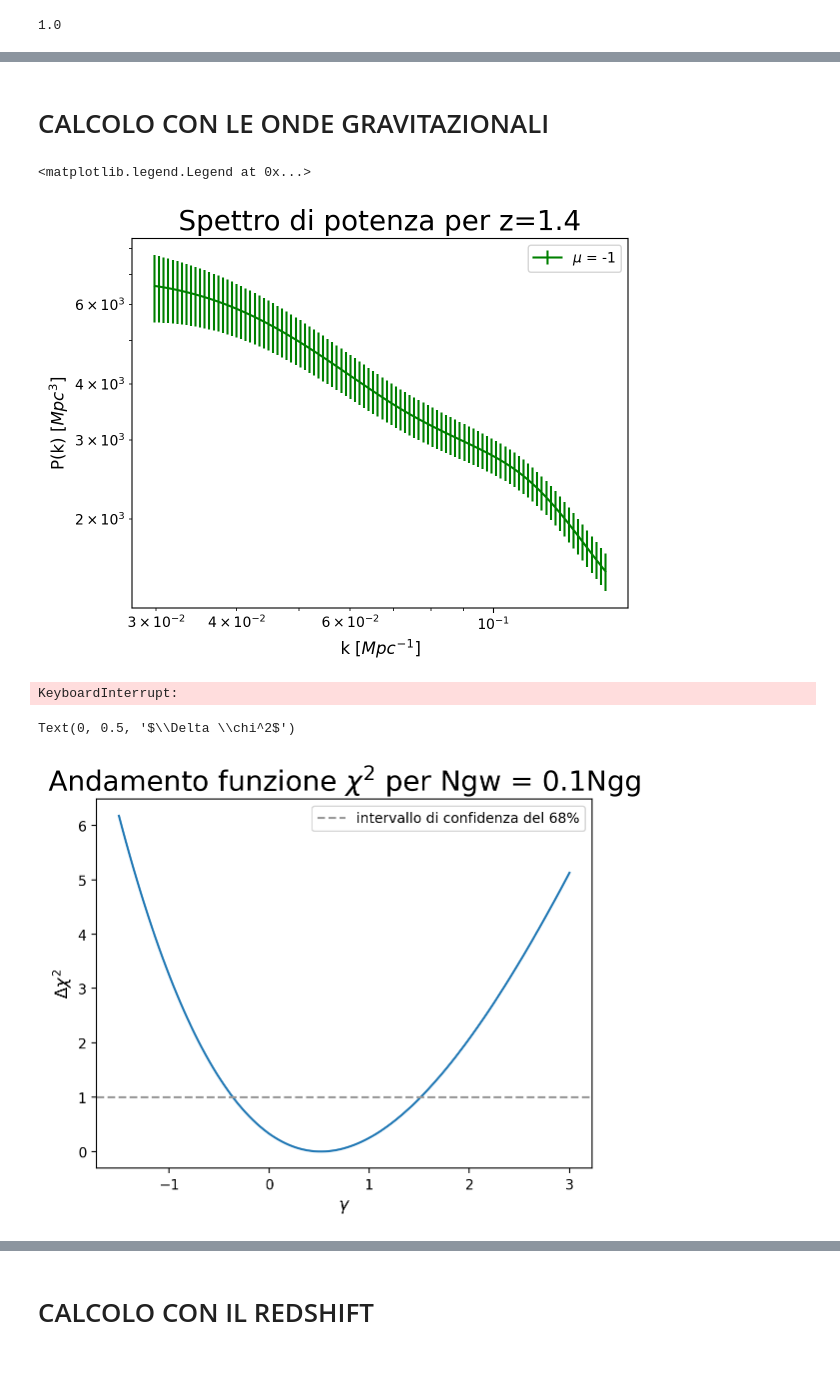
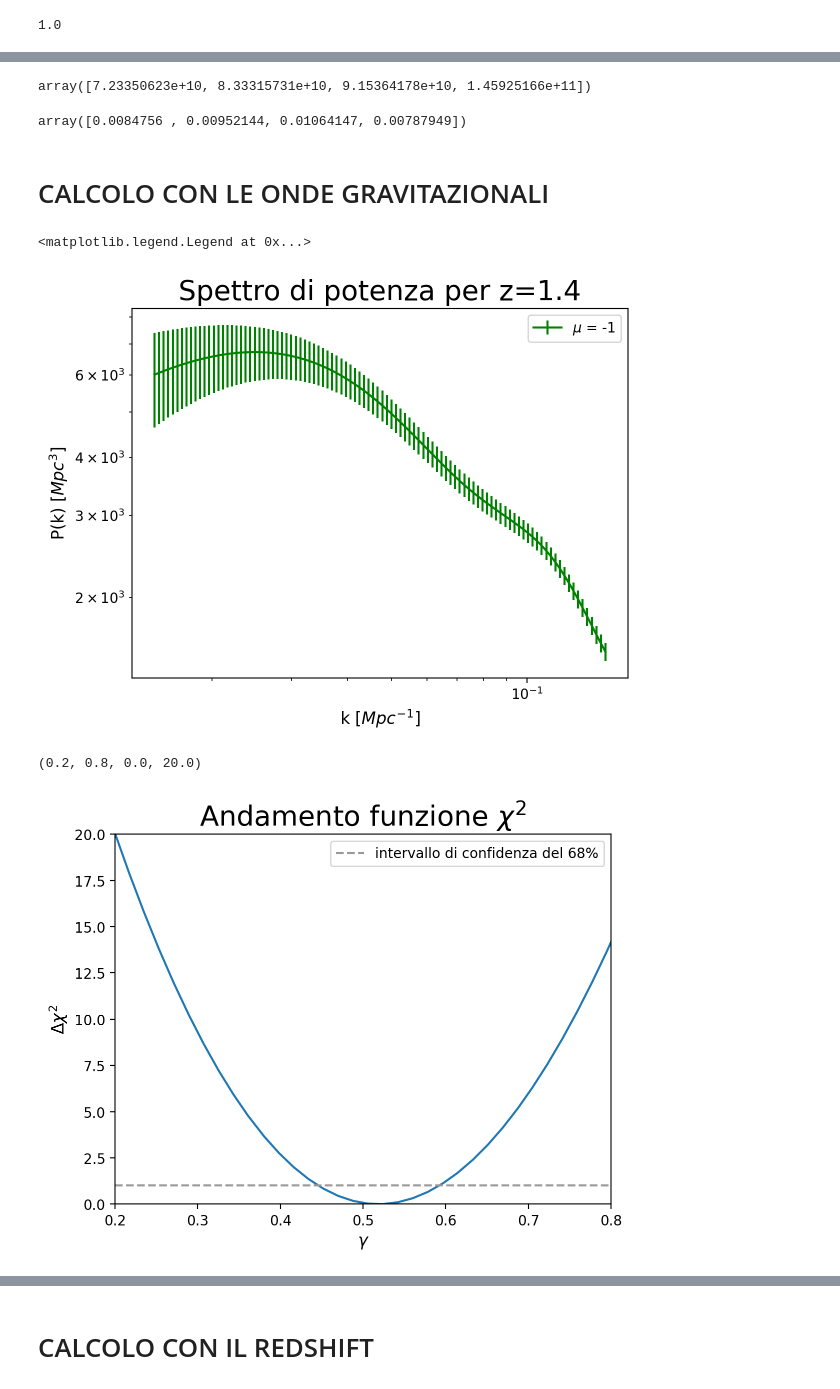
Before and after one commit to Sareva00/Tesi, a Jupyter notebook: Programma completo 1.ipynb, the cells around one changed output, grey strips where cells are left out. Cells and saved outputs as stored; diff of their text form; code cells hidden in the pictures.

```diff
--- a/Programma completo 1.ipynb
+++ b/Programma completo 1.ipynb
@@ -40,7 +40,7 @@ results = camb.get_results(pars)
 # %% [output]
 Note: redshifts have been re-sorted (earliest first)
 # %%
-kh, z, pk = results.get_matter_power_spectrum(minkh=2e-2, maxkh=1e-1, npoints = 100) #nota, le z vengono ordinate, ricavo spettro di potenza
+kh, z, pk = results.get_matter_power_spectrum(minkh=1e-2, maxkh=1e-1, npoints = 100) #nota, le z vengono ordinate, ricavo spettro di potenza
 z
 # %% [output]
 [1.0, 1.2, 1.4, 1.6]
@@ -122,7 +122,7 @@ for i in range (len (kh)):
 
 Vol = np.empty(len(zetas))
 for i in range (len(zetas)):
-    Vol[i]= ngfunction2.Vol(z[3])*h**(-3)
+    Vol[i]= ngfunction2.Vol(z[i])*h**(-3) *1.e9
 #Vol = 4./3.*np.pi*((dist(z+DeltaZ/2.))**3-(dist(z-DeltaZ/2.))**3)    #calcolo il volume di cielo considerato, inmmagino di guardare il cielo su tutti gli angoli (ideale)
 
 N = np.empty((len(kh),len(mu),len(zetas)))
@@ -132,3 +136,13 @@ for j in range(len(kh)):
+# %%
+Vol1 = 4./3.*np.pi*((dist(z+DeltaZ/2.))**3-(dist(z-DeltaZ/2.))**3)
+Vol1
+# %% [output]
+array([7.23350623e+10, 8.33315731e+10, 9.15364178e+10, 1.45925166e+11])
+# %%
+kmin= 2*np.pi/(dist(z+DeltaZ/2)-dist(z-DeltaZ/2))
+kmin*h
+# %% [output]
+array([0.0084756 , 0.00952144, 0.01064147, 0.00787949])
 # %% [markdown]
 # CALCOLO CON LE ONDE GRAVITAZIONALI
 # %%
@@ -161,7 +175,7 @@ ax.errorbar(kh, Pgg[:,0,2], yerr = err_Pgg[:,0,2,9], color='g', ls ='-', label =
 ax.legend()
 # %% [output]
 <matplotlib.legend.Legend at 0x...>
-[figure, old version]
+[figure, new version]
 # %%
 gammas= np.linspace(-1.5,3,num = 250)   #calcolo il chi quadro per un certo set di valori di gamma
 
@@ -176,8 +190,6 @@ for k,gamma in enumerate(gammas):
             for i in range (len(kh)):
                 for j in range (len(mu)):
                     chi2[k,m,l]= chi2[k,m,l]+(float((bias[m] + (omz[m]**gamma)*fl[m] * (mu[j])**2)**2*pk[m,i]) - Pgg[i][j][m])**2/err_Pgg[i][j][m][l]**2
-# %% [output]
-KeyboardInterrupt:
 # %%
 #INTERPOLAZIONE FUNZIONE CHI^2
 interpol= np.empty((len(zetas),len(X)), dtype=interpolate.interpolate.interp1d)
@@ -205,19 +217,20 @@ for i in range (len(zetas)):
         min[i][j]=(float(minimo[i][j].x))
         chi2min[i][j]=(y[i][j](min[i][j]))
 # %%
-plt.plot(gammas, interpol[2,0](gammas)-chi2min[2][0])
+plt.plot(gammas, interpol[2,9](gammas)-chi2min[2][9])
 
 #CALCOLO DELL'ERRORE
 plt.axhline(y=1, linestyle= 'dashed',color = '0.6', label = 'intervallo di confidenza del 68%' )
 
-plt.legend()
+plt.legend(loc="upper right")
 
-plt.title('Andamento funzione $\chi ^2$ per Ngw = 0.1Ngg', size=20)
+plt.title('Andamento funzione $\chi ^2$', size=20)
 plt.xlabel('$\gamma$', size = 12)
 plt.ylabel('$\Delta \chi^2$', size = 12)
+plt.axis([0.2,0.8,0,20])
 # %% [output]
-Text(0, 0.5, '$\\Delta \\chi^2$')
+(0.2, 0.8, 0.0, 20.0)
-[figure, old version]
+[figure, new version]
 # %%
 interpol[2,9](0.30)-chi2min[2][9]-1
 # %% [output]
```
Also changed, not shown: parts of 20 cells of this notebook, 2 other files.
